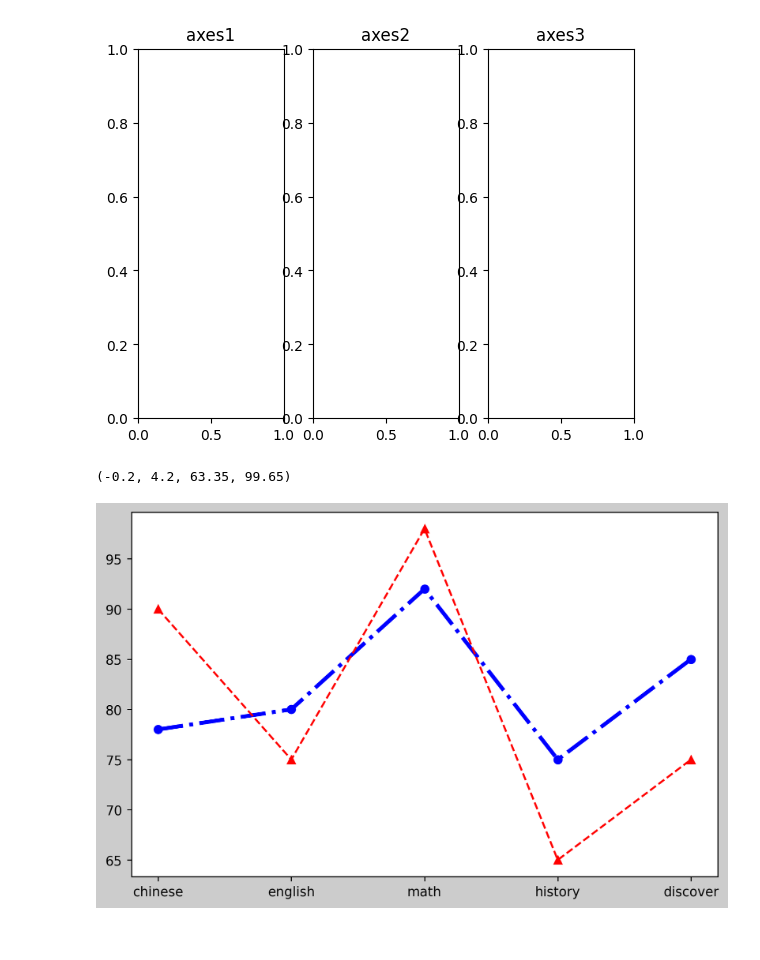
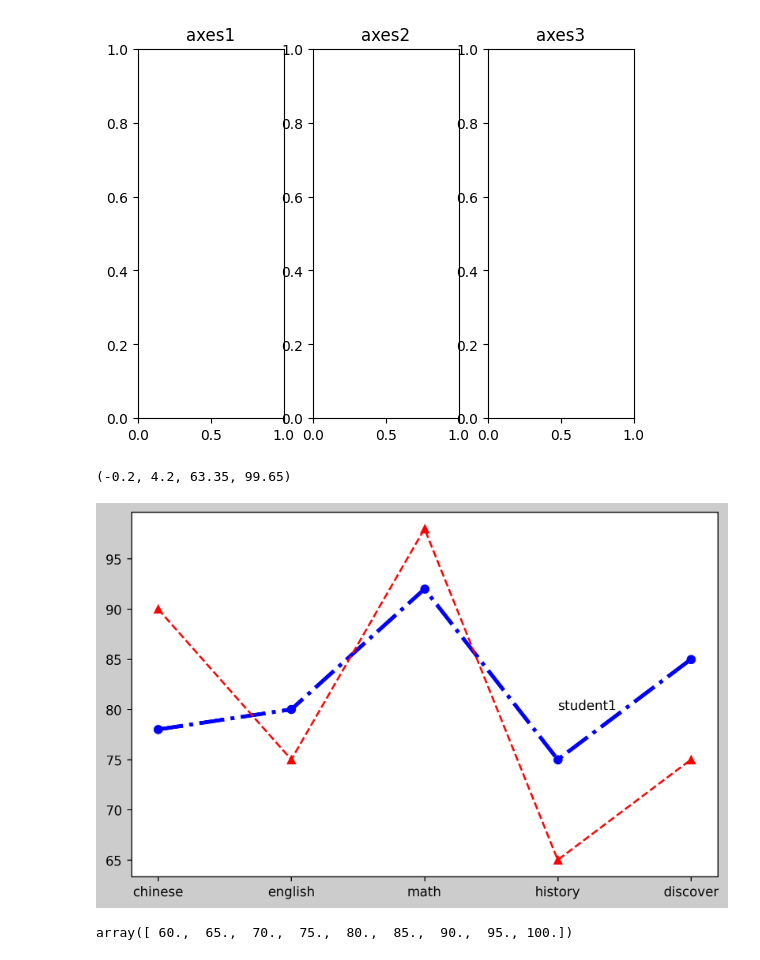
Before and after one commit to bruceyang620727/python-chihlee-class, a Jupyter notebook: lesson11_1.ipynb, the cells around one changed output. Cells and saved outputs as stored; diff of their text form; code cells hidden in the pictures.

```diff
--- a/lesson11_1.ipynb
+++ b/lesson11_1.ipynb
@@ -38,23 +38,27 @@ Text(0.5, 1.0, 'axes3')
 # %%
 import matplotlib.pyplot as plt
 student1 = {'chinese':78, 'english':80, 'math':92, 'history':75, 'discover':85}
 student2 = {'chinese':90, 'english':75, 'math':98, 'history':65, 'discover':75}
 
 #dictionary有一個功能是實體方法叫keys，用來輸出keys
 student1.keys() #此type為like-list，因此可以用list方式來操作
 subjects = list(student1.keys()) #直接轉成list
 value1 = list(student1.values()) #一樣透過list將like-list的student1.values()轉成list
 value2 = list(student2.values())
 (subjects, value1, value2) #這是一個tuple
 
 #建立一個畫布，畫布比例大小設為寬度8.0，高度5.0 / 畫布顏色設定時，顏色的表示法都是用#，RGB的6位數表示法，全部的顏色相同就是表示灰色
 figure = plt.figure(figsize=(8.0, 5.0), dpi=250.0, facecolor="#cccccc")
 type(figure) #傳出來是type figure / <Figure size 2000x1250 with 0 Axes>，但只有畫布並沒有圖表axes
 ax = figure.add_subplot()
 ax.plot(subjects, value1,'b-.o',linewidth=3.0) #查matplotlib.axes.Axes.plot可看見各參數定義
 ax.plot(subjects, value2,'r--^')
 print(ax.axis()) #會傳出tuple格式的float，分別是xmin,xmax,ymin,ymax : (-0.2, 4.2, 63.35, 99.65)
+ax.annotate("student1",(3,80))
 plt.show()
+ax.get_xticks() #[0, 1, 2, 3, 4]
+ax.get_yticks() #array([ 60.,  65.,  70.,  75.,  80.,  85.,  90.,  95., 100.])
 # %% [output]
 (-0.2, 4.2, 63.35, 99.65)
-[figure, old version]
+[figure, new version]
+array([ 60.,  65.,  70.,  75.,  80.,  85.,  90.,  95., 100.])
```
